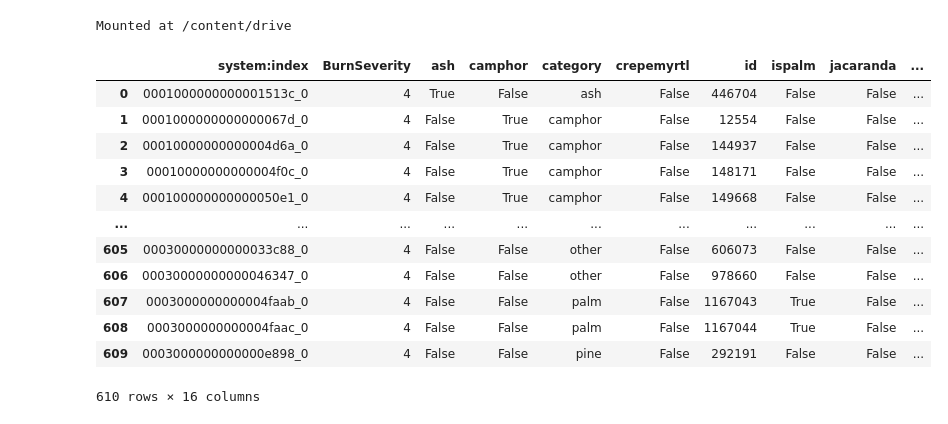
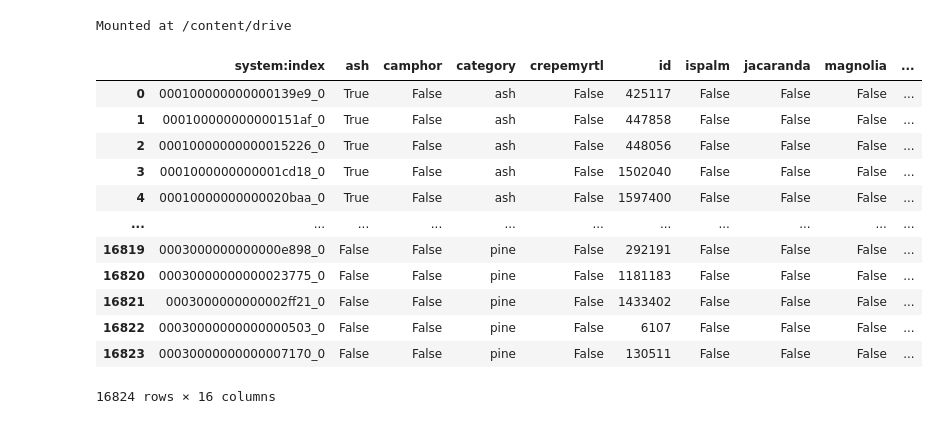
Before and after one commit to ankshah131/localsolve-open, a Jupyter notebook: wildfires/la_wildfires/LATrees_withburn.ipynb, the cells around one changed output. Drawn from its saved outputs; the diff is of its cells as text; code cells hidden in the pictures.

```diff
--- a/wildfires/la_wildfires/LATrees_withburn.ipynb
+++ b/wildfires/la_wildfires/LATrees_withburn.ipynb
@@ -261,20 +98,20 @@ drive.mount('/content/drive')
 # %% [output]
 Mounted at /content/drive
 # %%
-trees_withburn = pd.read_csv("/content/drive/MyDrive/LATreeswithburn.csv")
+trees_withburn = pd.read_csv("/content/drive/MyDrive/LATreeswithburn_new.csv")
 trees_withburn
 # %% [output]
-|  | system:index | BurnSeverity | ash | camphor | category | crepemyrtl | id | ispalm | jacaranda | ... |
-| 0 | 0001000000000001513c_0 | 4 | True | False | ash | False | 446704 | False | False | ... |
-| 1 | 0001000000000000067d_0 | 4 | False | True | camphor | False | 12554 | False | False | ... |
-| 2 | 00010000000000004d6a_0 | 4 | False | True | camphor | False | 144937 | False | False | ... |
-| 3 | 00010000000000004f0c_0 | 4 | False | True | camphor | False | 148171 | False | False | ... |
-| 4 | 000100000000000050e1_0 | 4 | False | True | camphor | False | 149668 | False | False | ... |
+|  | system:index | ash | camphor | category | crepemyrtl | id | ispalm | jacaranda | magnolia | ... |
+| 0 | 000100000000000139e9_0 | True | False | ash | False | 425117 | False | False | False | ... |
+| 1 | 000100000000000151af_0 | True | False | ash | False | 447858 | False | False | False | ... |
+| 2 | 00010000000000015226_0 | True | False | ash | False | 448056 | False | False | False | ... |
+| 3 | 0001000000000001cd18_0 | True | False | ash | False | 1502040 | False | False | False | ... |
+| 4 | 00010000000000020baa_0 | True | False | ash | False | 1597400 | False | False | False | ... |
 | ... | ... | ... | ... | ... | ... | ... | ... | ... | ... | ... |
-| 605 | 00030000000000033c88_0 | 4 | False | False | other | False | 606073 | False | False | ... |
-| 606 | 00030000000000046347_0 | 4 | False | False | other | False | 978660 | False | False | ... |
-| 607 | 0003000000000004faab_0 | 4 | False | False | palm | False | 1167043 | True | False | ... |
-| 608 | 0003000000000004faac_0 | 4 | False | False | palm | False | 1167044 | True | False | ... |
-| 609 | 0003000000000000e898_0 | 4 | False | False | pine | False | 292191 | False | False | ... |
+| 16819 | 0003000000000000e898_0 | False | False | pine | False | 292191 | False | False | False | ... |
+| 16820 | 00030000000000023775_0 | False | False | pine | False | 1181183 | False | False | False | ... |
+| 16821 | 0003000000000002ff21_0 | False | False | pine | False | 1433402 | False | False | False | ... |
+| 16822 | 00030000000000000503_0 | False | False | pine | False | 6107 | False | False | False | ... |
+| 16823 | 00030000000000007170_0 | False | False | pine | False | 130511 | False | False | False | ... |
-610 rows × 16 columns
+16824 rows × 16 columns
 # %%
```
Also changed, not shown: parts of 38 cells of this notebook.
